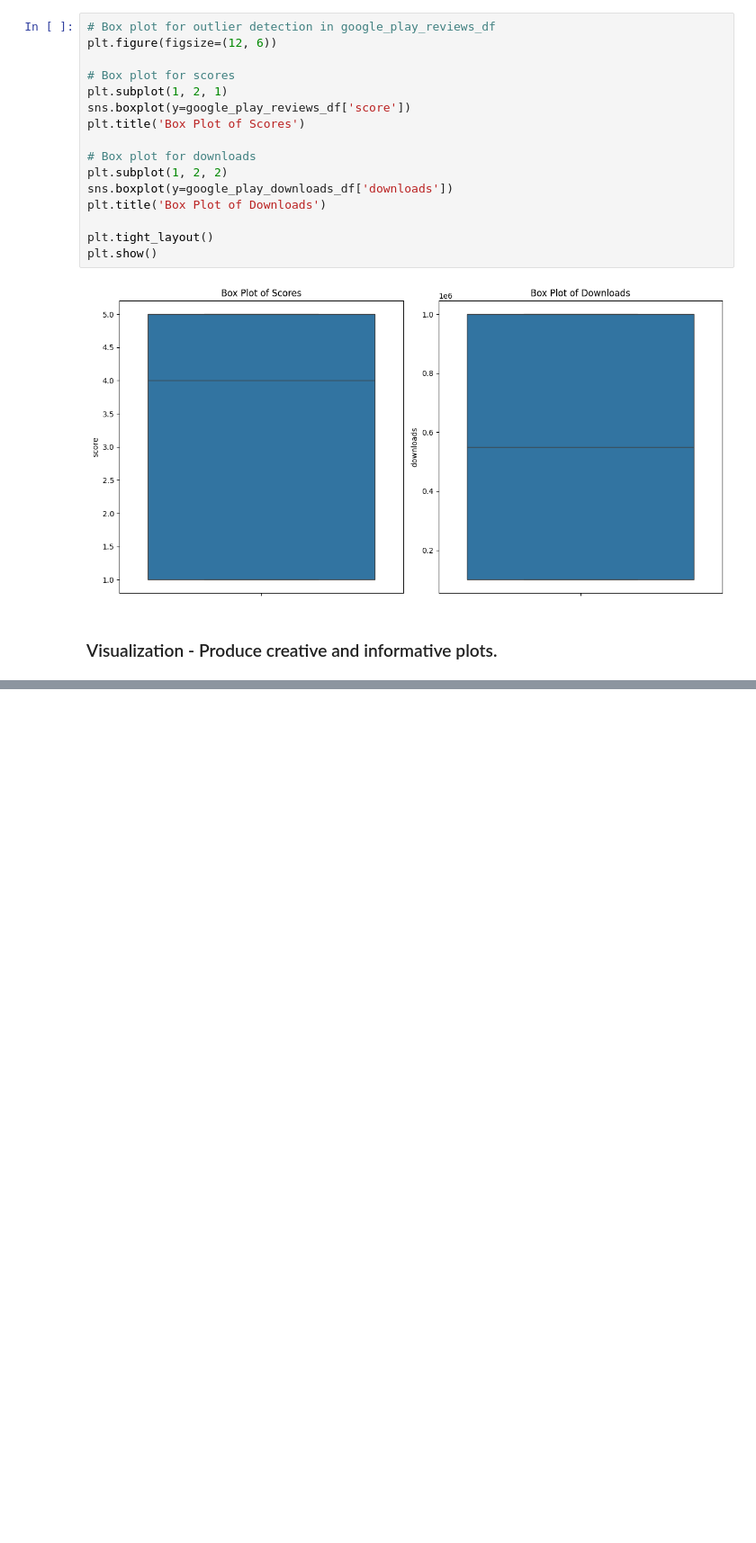
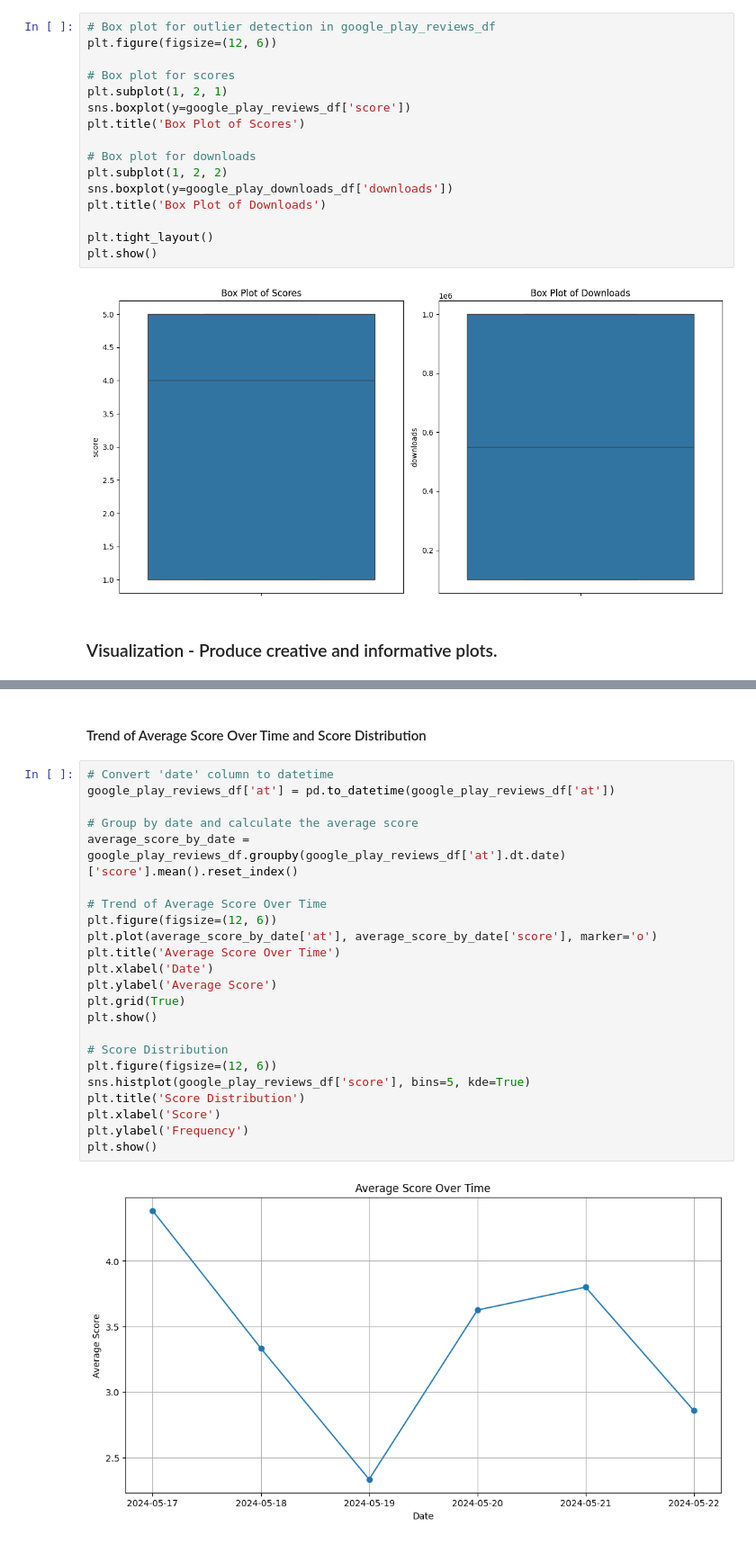
Before and after one commit to matidesalegn/Marketing-Analytics, a Jupyter notebook: notebooks/EDA.ipynb, the cells around one changed output, grey strips where cells are left out. Shown at 90% size. Drawn from its saved outputs; the diff is of its cells as text; blank space fills up the shorter version.

```diff
--- a/notebooks/EDA.ipynb
+++ b/notebooks/EDA.ipynb
@@ -910,0 +949,27 @@ plt.show()
+# %% [markdown]
+#### Trend of Average Score Over Time and Score Distribution
+# %%
+# Convert 'date' column to datetime
+google_play_reviews_df['at'] = pd.to_datetime(google_play_reviews_df['at'])
+
+# Group by date and calculate the average score
+average_score_by_date = google_play_reviews_df.groupby(google_play_reviews_df['at'].dt.date)['score'].mean().reset_index()
+
+# Trend of Average Score Over Time
+plt.figure(figsize=(12, 6))
+plt.plot(average_score_by_date['at'], average_score_by_date['score'], marker='o')
+plt.title('Average Score Over Time')
+plt.xlabel('Date')
+plt.ylabel('Average Score')
+plt.grid(True)
+plt.show()
+
+# Score Distribution
+plt.figure(figsize=(12, 6))
+sns.histplot(google_play_reviews_df['score'], bins=5, kde=True)
+plt.title('Score Distribution')
+plt.xlabel('Score')
+plt.ylabel('Frequency')
+plt.show()
+# %% [output]
+[figure, added]
```
Also changed, not shown: parts of 8 cells of this notebook, 2 other files.
